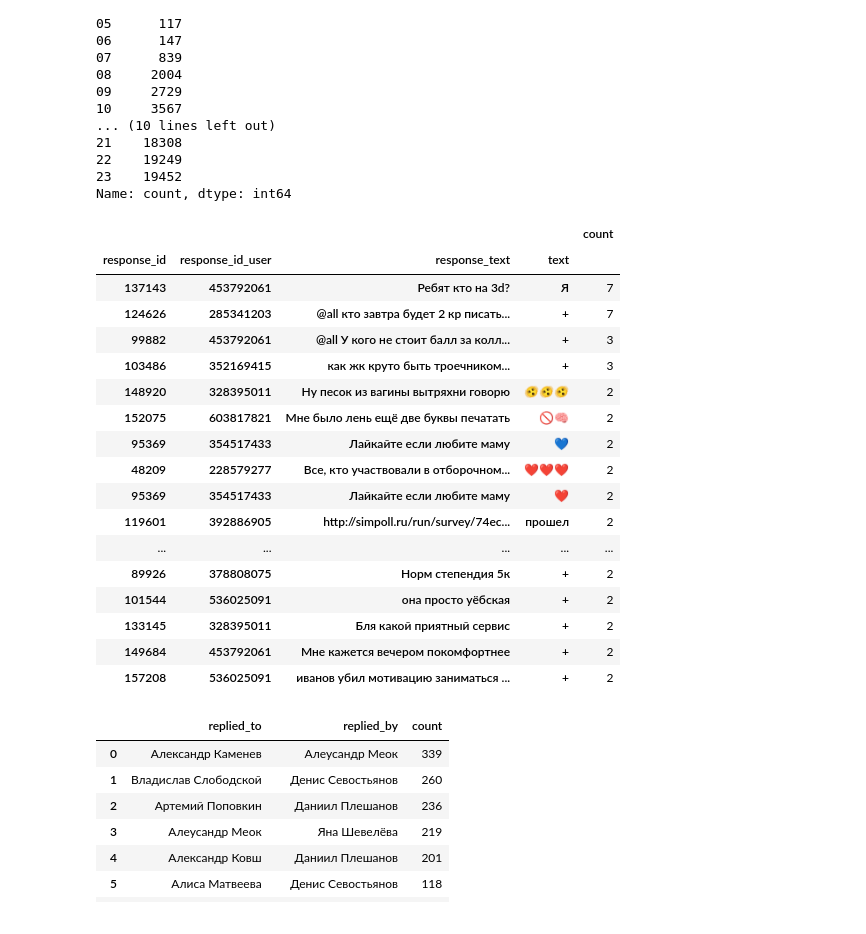
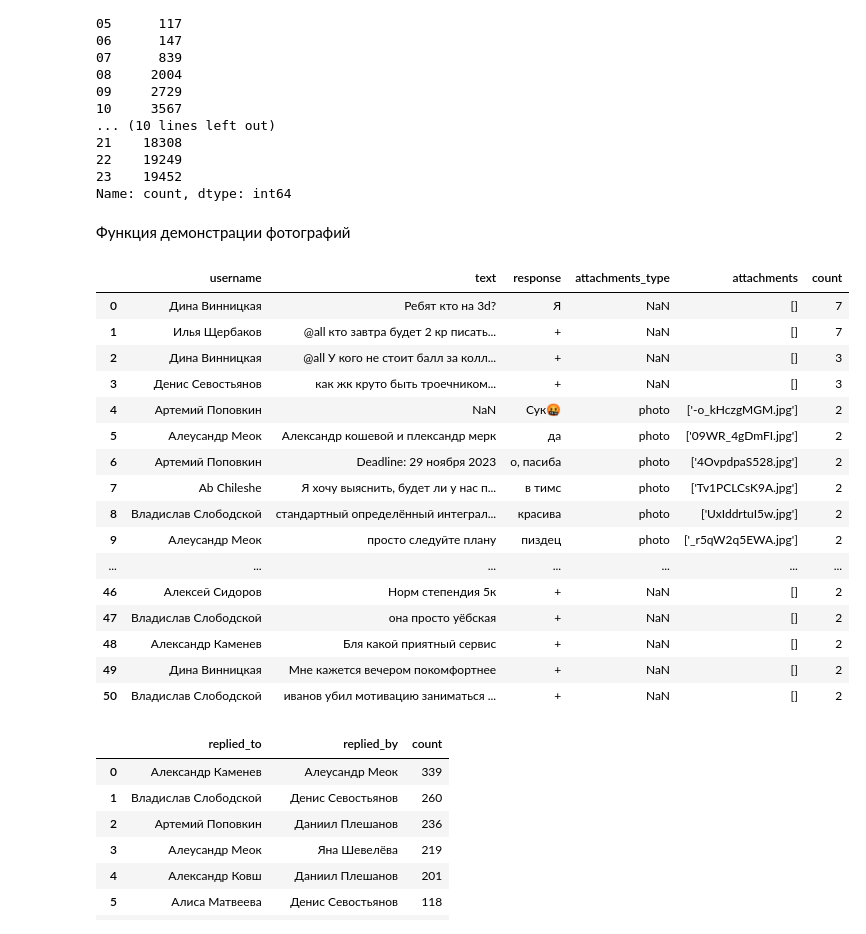
Before and after one commit to Jrol123/VK_stats, a Jupyter notebook: vk_stat.ipynb, the cells around one changed output. Drawn from its saved outputs; the diff is of its cells as text; code cells hidden in the pictures.

Commit message:
pairs_msg done
Осталось добавить отображение картинок

```diff
--- a/vk_stat.ipynb
+++ b/vk_stat.ipynb
@@ -471,3 +487,5 @@ date
 22    19249
 23    19452
 Name: count, dtype: int64
+# %% [markdown]
+Функция демонстрации фотографий
@@ -474,35 +494,41 @@ Name: count, dtype: int64
 # %%
 pairs_msg = (chat_df.loc[0:,
-             ['id', 'id_user', 'text', 'response_id', 'response_id_user', 'response_text']])
+             ['id', 'id_user', 'text', 'response_id', 'response_id_user', 'response_text', 'response_attachments_type',
+              'response_attachments']])
 pairs_msg = pairs_msg[pairs_msg['response_id'] != -1]
-pairs_msg = ((pairs_msg.groupby(['response_id', 'response_id_user', 'response_text', 'text']).count()[['id']]).rename(
-    {'id': 'count'}, axis='columns'))
+pairs_msg['count'] = pairs_msg.groupby(['response_id', 'text'])['response_id'].transform('count')
+pairs_msg = pairs_msg.groupby(['response_id']).head(1)
 
-# pairs_msg = pairs_msg.merge(users_df, left_on='response_id_user', right_on='id')
-pairs_msg = (pairs_msg.sort_values(by=['count', 'text'], ascending=[False, False]))
+pairs_msg = pairs_msg.merge(users_df, left_on='response_id_user', right_on='id')
 
 pairs_msg = pairs_msg[pairs_msg['count'] > 1]
 
+pairs_msg = pairs_msg[['username', 'response_text', 'text', 'response_attachments_type', 'response_attachments', 'count']]
+pairs_msg = (pairs_msg.sort_values(by=['count', 'response_attachments', 'text'], ascending=[False, True, False])).reset_index(drop=True)
+
+pairs_msg = pairs_msg.rename({'text': 'response', 'response_text': 'text',
+                              'response_attachments': 'attachments', 'response_attachments_type': 'attachments_type'}, axis='columns')
+
+pairs_msg = pairs_msg.astype({'count': int})
 pairs_msg
 # %% [output]
-|  |  |  |  | count |
-| response_id | response_id_user | response_text | text |  |
-| 137143 | 453792061 | Ребят кто на 3d? | Я | 7 |
-| 124626 | 285341203 | @all кто завтра будет 2 кр писать... | + | 7 |
-| 99882 | 453792061 | @all У кого не стоит балл за колл... | + | 3 |
-| 103486 | 352169415 | как жк круто быть троечником... | + | 3 |
-| 148920 | 328395011 | Ну песок из вагины вытряхни говорю | 🫨🫨🫨 | 2 |
-| 152075 | 603817821 | Мне было лень ещё две буквы печатать | 🚫🧠 | 2 |
-| 95369 | 354517433 | Лайкайте если любите маму | 💙 | 2 |
-| 48209 | 228579277 | Все, кто участвовали в отборочном... | ❤❤❤ | 2 |
-| 95369 | 354517433 | Лайкайте если любите маму | ❤ | 2 |
-| 119601 | 392886905 | http://simpoll.ru/run/survey/74ec... | прошел | 2 |
-| ... | ... | ... | ... | ... |
-| 89926 | 378808075 | Норм степендия 5к | + | 2 |
-| 101544 | 536025091 | она просто уёбская | + | 2 |
-| 133145 | 328395011 | Бля какой приятный сервис | + | 2 |
-| 149684 | 453792061 | Мне кажется вечером покомфортнее | + | 2 |
-| 157208 | 536025091 | иванов убил мотивацию заниматься ... | + | 2 |
+|  | username | text | response | attachments_type | attachments | count |
+| 0 | Дина Винницкая | Ребят кто на 3d? | Я | NaN | [] | 7 |
+| 1 | Илья Щербаков | @all кто завтра будет 2 кр писать... | + | NaN | [] | 7 |
+| 2 | Дина Винницкая | @all У кого не стоит балл за колл... | + | NaN | [] | 3 |
+| 3 | Денис Севостьянов | как жк круто быть троечником... | + | NaN | [] | 3 |
+| 4 | Артемий Поповкин | NaN | Сук🤬 | photo | ['-o_kHczgMGM.jpg'] | 2 |
+| 5 | Алеусандр Меок | Александр кошевой и плександр мерк | да | photo | ['09WR_4gDmFI.jpg'] | 2 |
+| 6 | Артемий Поповкин | Deadline: 29 ноября 2023 | о, пасиба | photo | ['4OvpdpaS528.jpg'] | 2 |
+| 7 | Ab Chileshe | Я хочу выяснить, будет ли у нас п... | в тимс | photo | ['Tv1PCLCsK9A.jpg'] | 2 |
+| 8 | Владислав Слободской | стандартный определённый интеграл... | красива | photo | ['UxIddrtuI5w.jpg'] | 2 |
+| 9 | Алеусандр Меок | просто следуйте плану | пиздец | photo | ['_r5qW2q5EWA.jpg'] | 2 |
+| ... | ... | ... | ... | ... | ... | ... |
+| 46 | Алексей Сидоров | Норм степендия 5к | + | NaN | [] | 2 |
+| 47 | Владислав Слободской | она просто уёбская | + | NaN | [] | 2 |
+| 48 | Александр Каменев | Бля какой приятный сервис | + | NaN | [] | 2 |
+| 49 | Дина Винницкая | Мне кажется вечером покомфортнее | + | NaN | [] | 2 |
+| 50 | Владислав Слободской | иванов убил мотивацию заниматься ... | + | NaN | [] | 2 |
 # %%
 most_replied_msg = chat_df.loc[0:, ['id_user', 'response_id', 'response_id_user']]
 most_replied_msg = most_replied_msg[most_replied_msg['response_id'] != -1]
```
Also changed, not shown: parts of 4 cells of this notebook.
